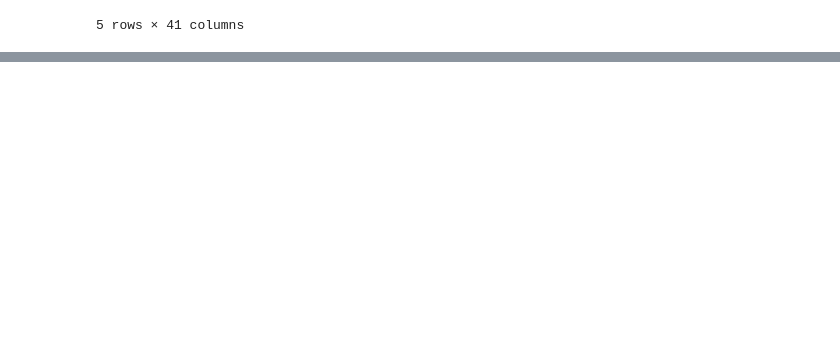
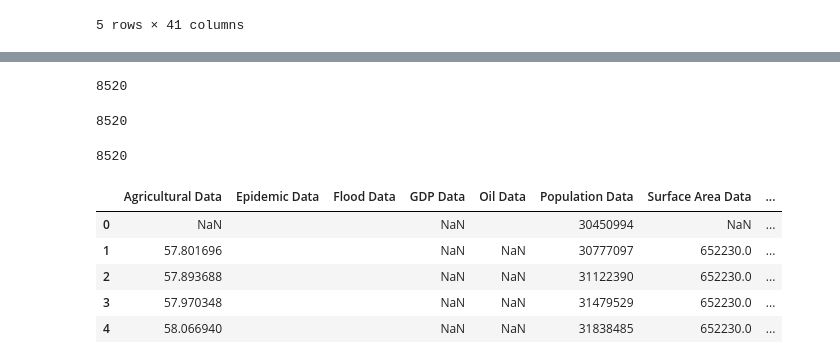
Before and after one commit to mike-gee/datascience, a Jupyter notebook: findingCorrelation.ipynb, the cells around one changed output, grey strips where cells are left out. Saved outputs shown, nothing was run; the diff lists cells and outputs as text; code cells hidden in the pictures; blank space fills up the shorter version.

```diff
--- a/findingCorrelation.ipynb
+++ b/findingCorrelation.ipynb
@@ -128,0 +208,68 @@ upopData.head()
+# %%
+upopDataList = []
+countryFound = False
+for gdp_country_index in range(0, len(GDPdata.ix[:,0])):
+    for upop_country_index in range(0, len(upopData.ix[:,0])):
+        if GDPdata.ix[gdp_country_index,0] == upopData.ix[upop_country_index,0]:
+            countryFound = True
+            for year in [str(x) for x in range(1960, 2000)]:
+                upopDataList.append(upopData[year][upop_country_index])
+    if countryFound != True:
+        for x in range(1960, 2000):
+            upopDataList.append('')
+    countryFound = False
+print(len(upopDataList))
+# %% [output]
+8520
+# %%
+oilDataList = []
+countryFound = False
+for gdp_country_index in range(0, len(GDPdata.ix[:,0])):
+    for oil_country_index in range(1, len(oilData.ix[:,0]) + 1):
+        if GDPdata.ix[gdp_country_index,0] == oilData.ix[oil_country_index,0]:
+            countryFound = True
+            oilDataList.append('')
+            for year in [str(x) for x in range(1961, 2000)]:
+                oilDataList.append(oilData[year][oil_country_index])
+    if countryFound != True:
+        for x in range(1960, 2000):
+            oilDataList.append('')
+    countryFound = False
+
+print(len(oilDataList))
+# %% [output]
+8520
+# %%
+epidemicDataList = []
+countryFound = False
+for gdp_country_index in range(0, len(GDPdata.ix[:,0])):
+    for epidemic_country_index in range(0, len(epidemicData.ix[:,0])):
+        if GDPdata.ix[gdp_country_index,0] == epidemicData.ix[epidemic_country_index,0]:
+            for x in range(0, 10):
+                epidemicDataList.append('')
+            countryFound = True
+            for year in [str(x) for x in range(1970, 2000)]:
+                if year != '1973':
+                    epidemicDataList.append(epidemicData[year][epidemic_country_index])
+                else:
+                    epidemicDataList.append('')
+    if countryFound != True:
+        for x in range(1960, 2000):
+            epidemicDataList.append('')
+    countryFound = False
+print(len(epidemicDataList))
+# %% [output]
+8520
+# %%
+columns = {'GDP Data': GDPdataList, 'Flood Data': floodDataList, 'Agricultural Data': agDataList, 'Surface Area Data': SAdataList, 'Population Data': popDataList, 'Urban Population Data': upopDataList, 'Oil Data': oilDataList, 'Epidemic Data': epidemicDataList}
+# %%
+data = pd.DataFrame.from_dict(columns)
+# %%
+data.head()
+# %% [output]
+|  | Agricultural Data | Epidemic Data | Flood Data | GDP Data | Oil Data | Population Data | Surface Area Data | ... |
+| 0 | NaN |  |  | NaN |  | 30450994 | NaN | ... |
+| 1 | 57.801696 |  |  | NaN | NaN | 30777097 | 652230.0 | ... |
+| 2 | 57.893688 |  |  | NaN | NaN | 31122390 | 652230.0 | ... |
+| 3 | 57.970348 |  |  | NaN | NaN | 31479529 | 652230.0 | ... |
+| 4 | 58.066940 |  |  | NaN | NaN | 31838485 | 652230.0 | ... |
```
Also changed, not shown: parts of 9 cells of this notebook.
